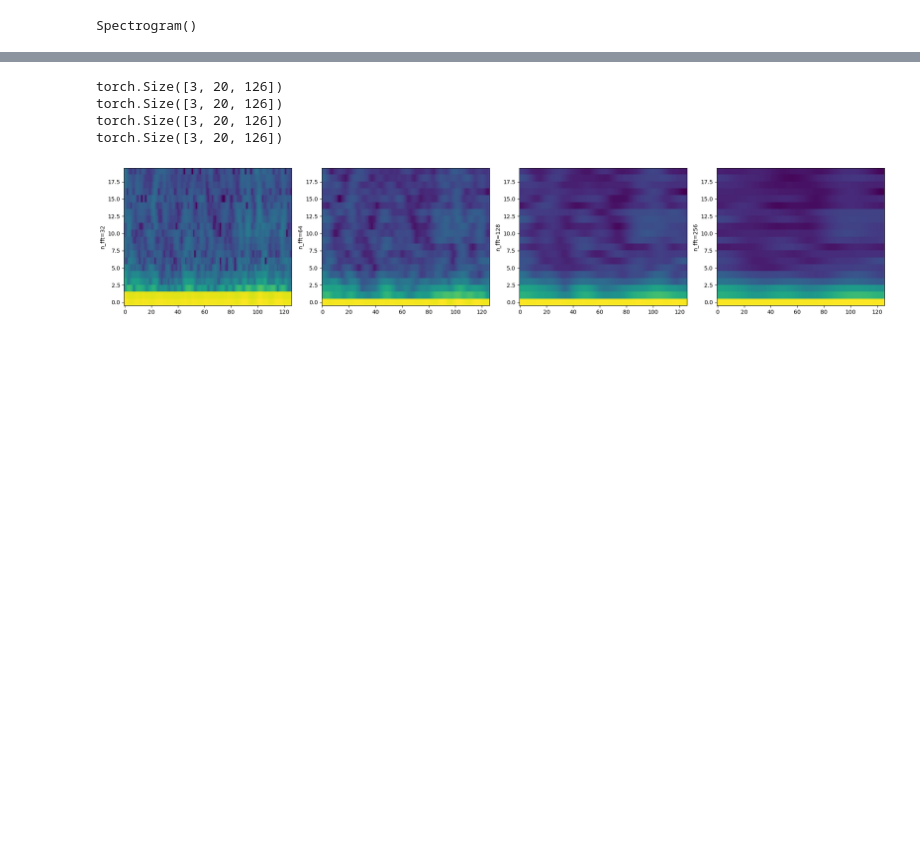
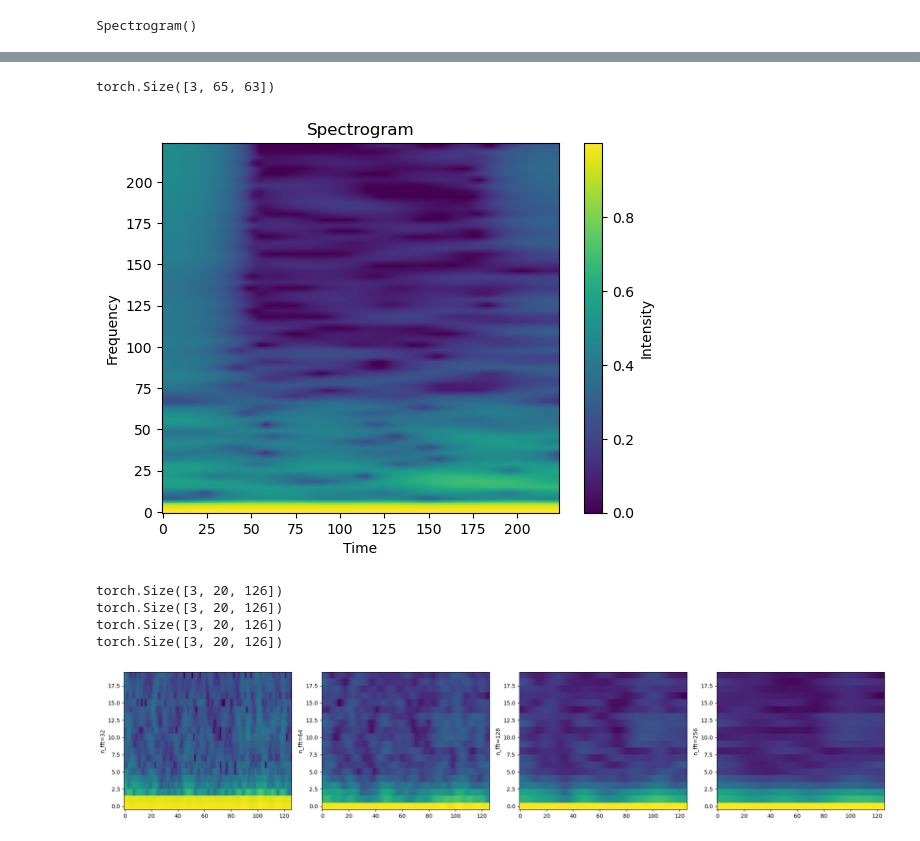
Before and after one commit to amir-goudarzi/IMU_testing, a Jupyter notebook: notebooks/dataloader.ipynb, the cells around one changed output, grey strips where cells are left out. Cells and saved outputs as stored; diff of their text form; code cells hidden in the pictures; blank space fills up the shorter version.

```diff
--- a/notebooks/dataloader.ipynb
+++ b/notebooks/dataloader.ipynb
@@ -573,3 +574,19 @@ for i, (spec, n_fft) in enumerate(zip(specs, n_ffts)):
+# %%
+specs[2].shape
+# %% [output]
+torch.Size([3, 65, 63])
+# %%
+prova = Resize(size=(224,224))(specs[2])
+
+import matplotlib.pyplot as plt
+plt.imshow(prova[0], aspect='auto', origin='lower')
+plt.xlabel('Time')
+plt.ylabel('Frequency')
+plt.title('Spectrogram')
+plt.colorbar(label='Intensity')
+plt.show()
+# %% [output]
+[figure, added]
 # %%
 n_ffts = [32, 64, 128, 256]
 hop_length = [2, 4, 8, 16]
```
Also changed, not shown: parts of 5 cells of this notebook, 5 other files.
